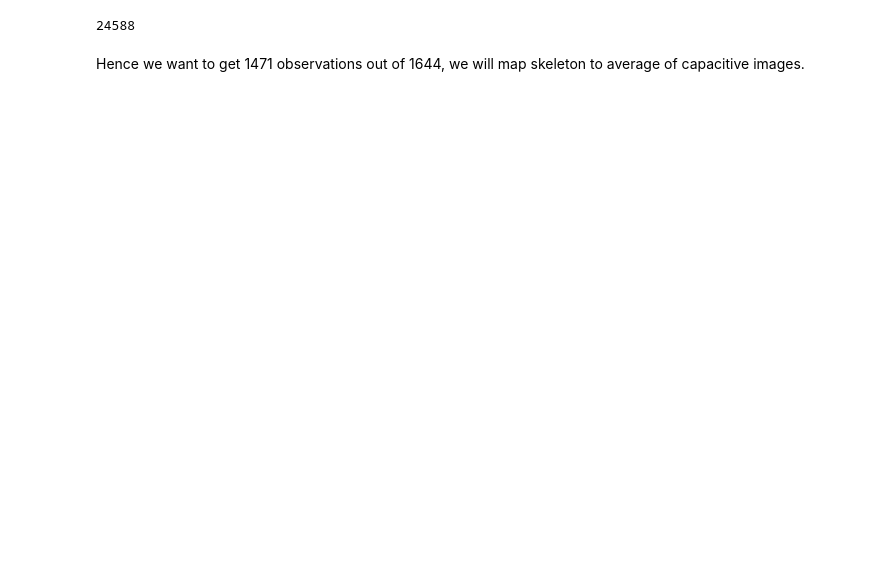
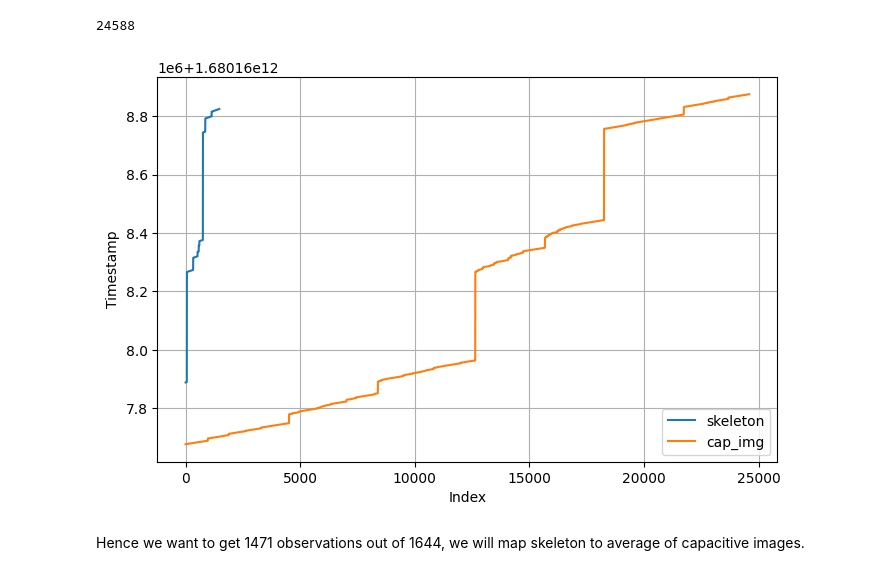
Before and after one commit to yawwam/ChiliSummerProject, a Jupyter notebook: src/skel_cap_ipmg_map_logic.ipynb, the cells around one changed output. Saved outputs shown, nothing was run; the diff lists cells and outputs as text; code cells hidden in the pictures; blank space fills up the shorter version.

```diff
--- a/src/skel_cap_ipmg_map_logic.ipynb
+++ b/src/skel_cap_ipmg_map_logic.ipynb
@@ -197,6 +200,10 @@ len(skeleton)
 len(cap_img.cap_img)
 # %% [output]
 24588
+# %%
+plot_stamps(skeleton,cap_img)
+# %% [output]
+[figure, added]
 # %% [markdown]
 Hence we want to get 1471 observations out of 1644, we will map skeleton to average of capacitive images.
 # %%
```
Also changed, not shown: parts of 20 cells of this notebook, 11 other files.
